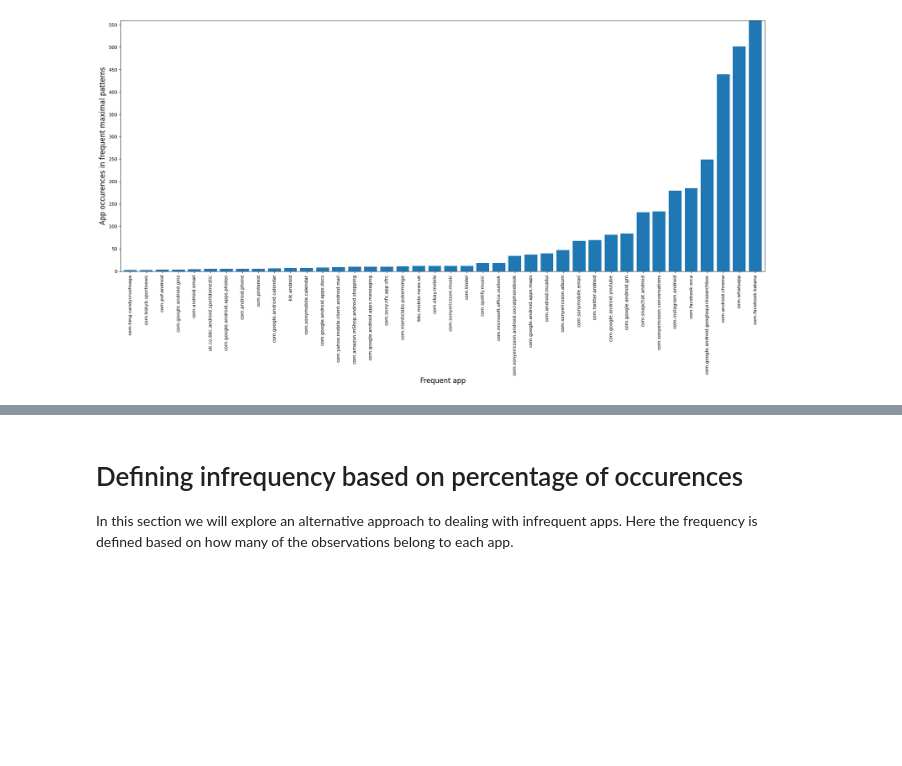
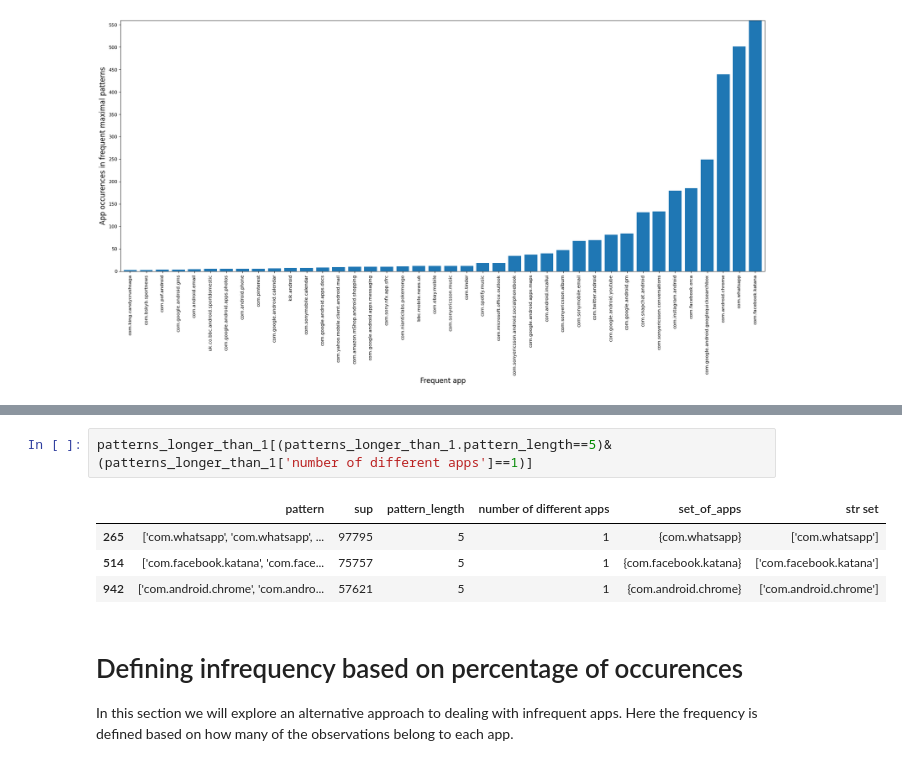
Before and after one commit to ClaraAndersen/motifs_and_competition_in_app_usage, a Jupyter notebook: Infrequent_apps_no_split_sessions.ipynb, the cells around one changed output, grey strips where cells are left out. Cells and saved outputs as stored; diff of their text form; blank space fills up the shorter version.

```diff
--- a/Infrequent_apps_no_split_sessions.ipynb
+++ b/Infrequent_apps_no_split_sessions.ipynb
@@ -684,3 +792,10 @@ plt.show()
+# %%
+patterns_longer_than_1[(patterns_longer_than_1.pattern_length==5)&(patterns_longer_than_1['number of different apps']==1)]
+# %% [output]
+|  | pattern | sup | pattern_length | number of different apps | set_of_apps | str set |
+| 265 | ['com.whatsapp', 'com.whatsapp', ... | 97795 | 5 | 1 | {com.whatsapp} | ['com.whatsapp'] |
+| 514 | ['com.facebook.katana', 'com.face... | 75757 | 5 | 1 | {com.facebook.katana} | ['com.facebook.katana'] |
+| 942 | ['com.android.chrome', 'com.andro... | 57621 | 5 | 1 | {com.android.chrome} | ['com.android.chrome'] |
 # %% [markdown]
 # Defining infrequency based on percentage of occurences
 In this section we will explore an alternative approach to dealing with infrequent apps. Here the frequency is defined based on how many of the observations belong to each app.
```
Also changed, not shown: parts of 33 cells of this notebook.
